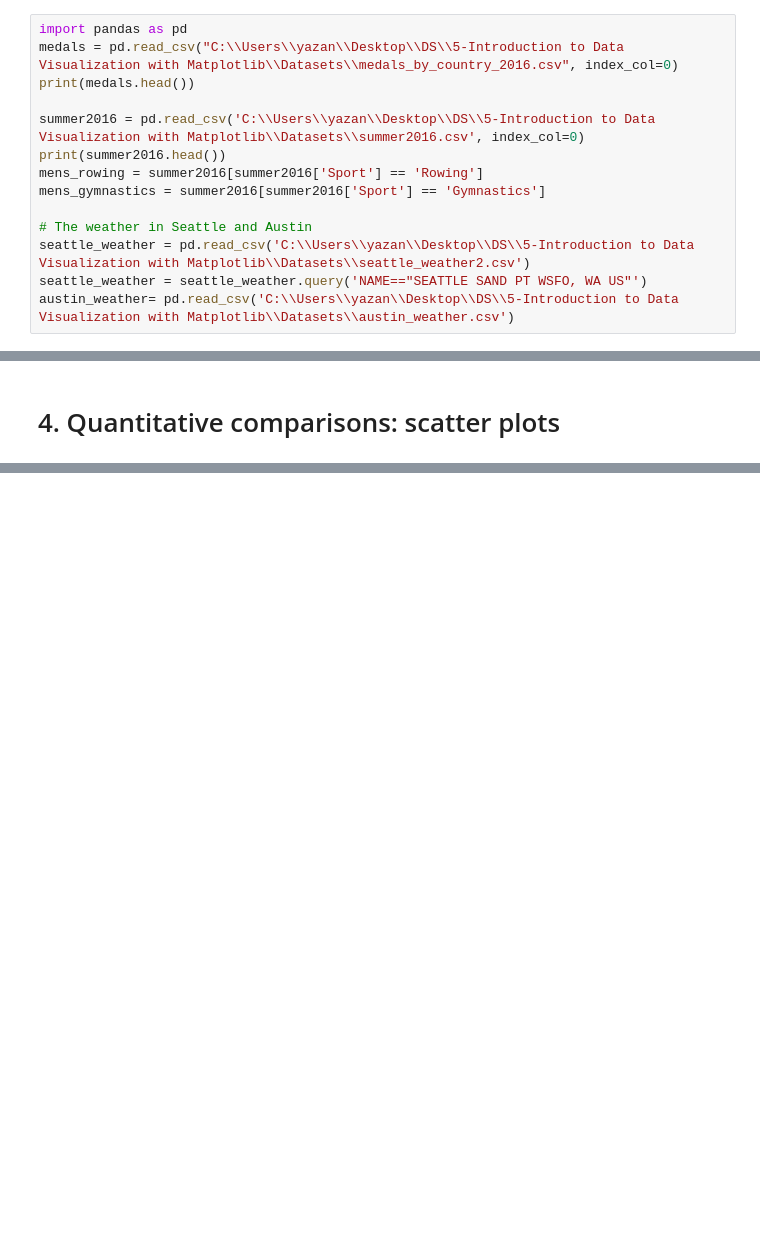
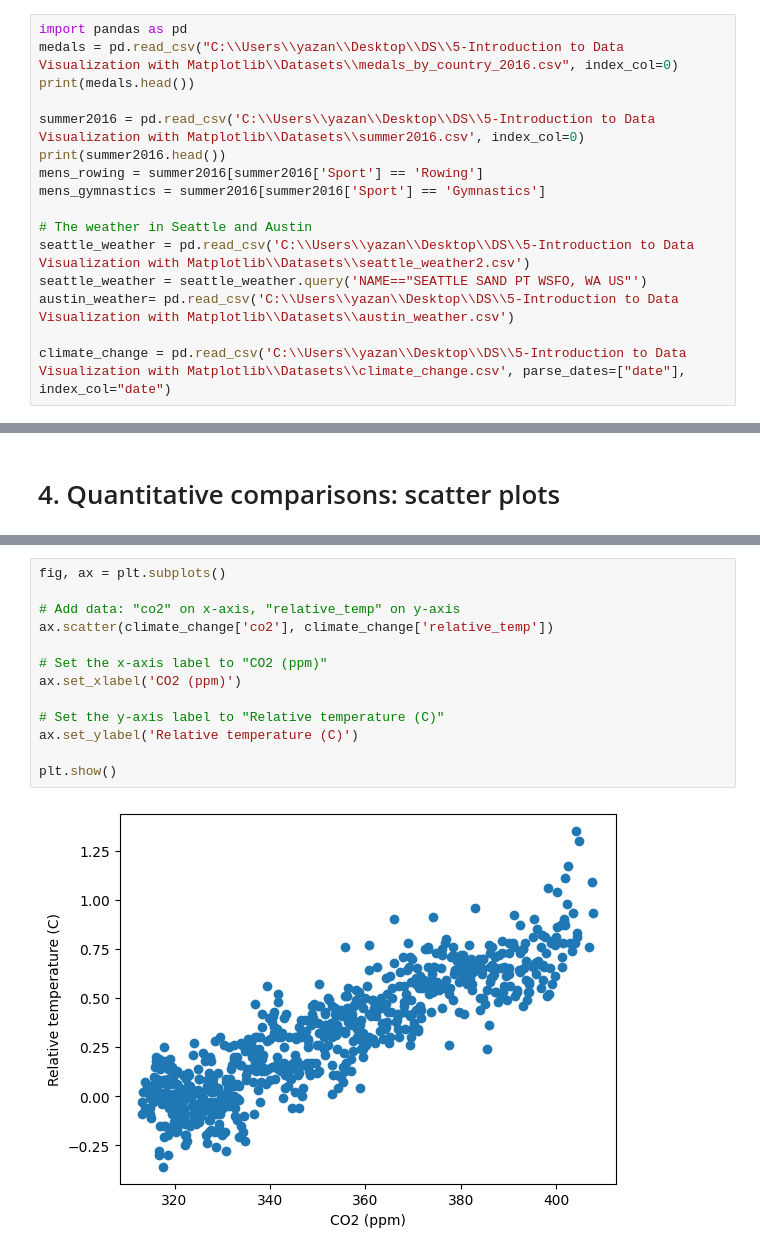
Before and after one commit to yazanhannun/Introduction-to-Data-Visualizations-in-Matplotlib, a Jupyter notebook: 3_ Quantitative comparisons and statistical visualizations.ipynb, the cells around one changed output, grey strips where cells are left out. Drawn from its saved outputs; the diff is of its cells as text; blank space fills up the shorter version.

Commit message:
Quantitative comparisons:sactter plots/Simple scatter plot

```diff
--- a/3_ Quantitative comparisons and statistical visualizations.ipynb
+++ b/3_ Quantitative comparisons and statistical visualizations.ipynb
@@ -14,6 +14,8 @@ mens_gymnastics = summer2016[summer2016['Sport'] == 'Gymnastics']
 seattle_weather = pd.read_csv('C:\\Users\\yazan\\Desktop\\DS\\5-Introduction to Data Visualization with Matplotlib\\Datasets\\seattle_weather2.csv')
 seattle_weather = seattle_weather.query('NAME=="SEATTLE SAND PT WSFO, WA US"')
 austin_weather= pd.read_csv('C:\\Users\\yazan\\Desktop\\DS\\5-Introduction to Data Visualization with Matplotlib\\Datasets\\austin_weather.csv')
+
+climate_change = pd.read_csv('C:\\Users\\yazan\\Desktop\\DS\\5-Introduction to Data Visualization with Matplotlib\\Datasets\\climate_change.csv', parse_dates=["date"], index_col="date")
 # %% [output]
                Bronze  Gold  Silver
 United States      67   137      52
@@ -216,0 +225,15 @@ This provides even more information. For example, we can see how many individual
+# %%
+fig, ax = plt.subplots()
+
+# Add data: "co2" on x-axis, "relative_temp" on y-axis
+ax.scatter(climate_change['co2'], climate_change['relative_temp'])
+
+# Set the x-axis label to "CO2 (ppm)"
+ax.set_xlabel('CO2 (ppm)')
+
+# Set the y-axis label to "Relative temperature (C)"
+ax.set_ylabel('Relative temperature (C)')
+
+plt.show()
+# %% [output]
+[figure, added]
```
Also changed, not shown: parts of 1 cell of this notebook.
